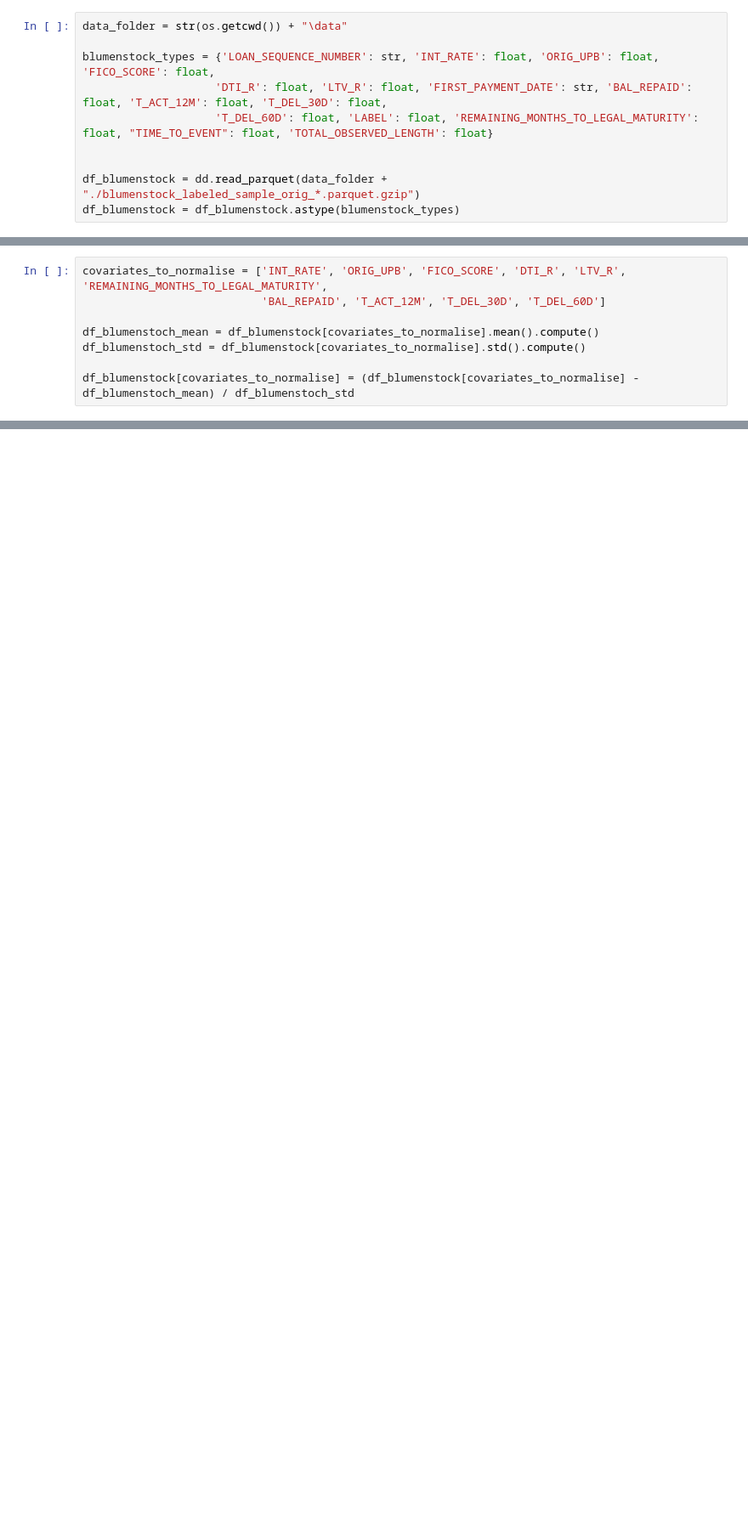
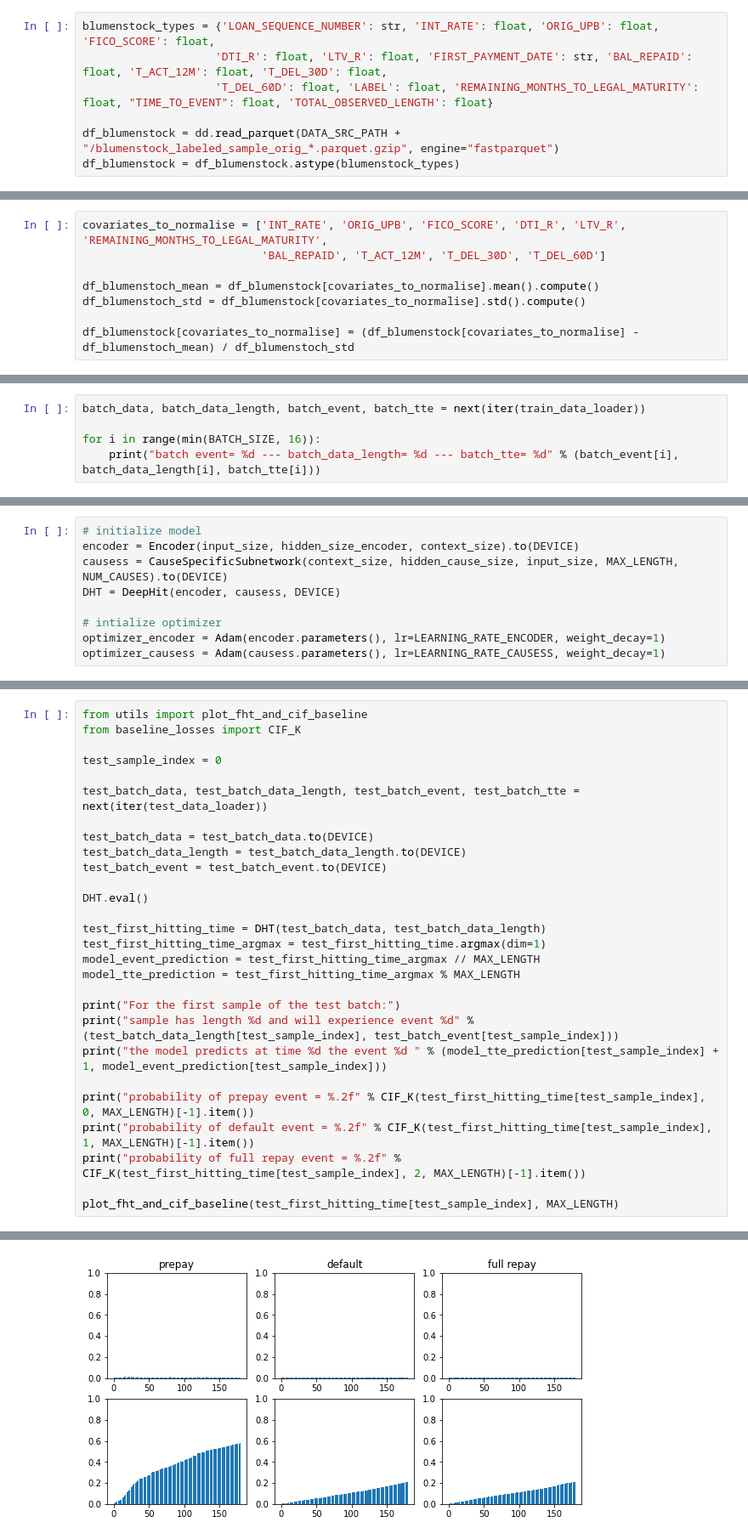
Before and after one commit to madkerpe/poc_ddht_pytorch, a Jupyter notebook: baseline_FREDDIEMAC.ipynb, the cells around one changed output, grey strips where cells are left out. Shown: that part at 85% size. Saved outputs shown, nothing was run; the diff lists cells and outputs as text; blank space fills up the shorter version.

```diff
--- a/baseline_FREDDIEMAC.ipynb
+++ b/baseline_FREDDIEMAC.ipynb
@@ -43,10 +54,7 @@ DEVICE = 'cuda'
 # %%
-data_folder = str(os.getcwd()) + "\data"
-
 blumenstock_types = {'LOAN_SEQUENCE_NUMBER': str, 'INT_RATE': float, 'ORIG_UPB': float, 'FICO_SCORE': float,
                     'DTI_R': float, 'LTV_R': float, 'FIRST_PAYMENT_DATE': str, 'BAL_REPAID': float, 'T_ACT_12M': float, 'T_DEL_30D': float,
                     'T_DEL_60D': float, 'LABEL': float, 'REMAINING_MONTHS_TO_LEGAL_MATURITY': float, "TIME_TO_EVENT": float, 'TOTAL_OBSERVED_LENGTH': float}
 
-
-df_blumenstock = dd.read_parquet(data_folder + "./blumenstock_labeled_sample_orig_*.parquet.gzip")
+df_blumenstock = dd.read_parquet(DATA_SRC_PATH + "/blumenstock_labeled_sample_orig_*.parquet.gzip", engine="fastparquet")
 df_blumenstock = df_blumenstock.astype(blumenstock_types)
@@ -298,0 +215,5 @@ plot_fht_and_cif_baseline(test_first_hitting_time[0], MAX_LENGTH)
+# %%
+batch_data, batch_data_length, batch_event, batch_tte = next(iter(train_data_loader))
+
+for i in range(min(BATCH_SIZE, 16)):
+    print("batch event= %d --- batch_data_length= %d --- batch_tte= %d" % (batch_event[i], batch_data_length[i], batch_tte[i]))
@@ -298,0 +271,9 @@ plot_fht_and_cif_baseline(test_first_hitting_time[0], MAX_LENGTH)
+# %%
+# initialize model
+encoder = Encoder(input_size, hidden_size_encoder, context_size).to(DEVICE)
+causess = CauseSpecificSubnetwork(context_size, hidden_cause_size, input_size, MAX_LENGTH, NUM_CAUSES).to(DEVICE)
+DHT = DeepHit(encoder, causess, DEVICE)
+
+# intialize optimizer
+optimizer_encoder = Adam(encoder.parameters(), lr=LEARNING_RATE_ENCODER, weight_decay=1)
+optimizer_causess = Adam(causess.parameters(), lr=LEARNING_RATE_CAUSESS, weight_decay=1)
@@ -298,0 +422,29 @@ plot_fht_and_cif_baseline(test_first_hitting_time[0], MAX_LENGTH)
+# %%
+from utils import plot_fht_and_cif_baseline
+from baseline_losses import CIF_K
+
+test_sample_index = 0
+
+test_batch_data, test_batch_data_length, test_batch_event, test_batch_tte = next(iter(test_data_loader))
+
+test_batch_data = test_batch_data.to(DEVICE)
+test_batch_data_length = test_batch_data_length.to(DEVICE)
+test_batch_event = test_batch_event.to(DEVICE)
+
+DHT.eval()
+
+test_first_hitting_time = DHT(test_batch_data, test_batch_data_length)
+test_first_hitting_time_argmax = test_first_hitting_time.argmax(dim=1)
+model_event_prediction = test_first_hitting_time_argmax // MAX_LENGTH
+model_tte_prediction = test_first_hitting_time_argmax % MAX_LENGTH
+
+print("For the first sample of the test batch:")
+print("sample has length %d and will experience event %d" % (test_batch_data_length[test_sample_index], test_batch_event[test_sample_index]))
+print("the model predicts at time %d the event %d " % (model_tte_prediction[test_sample_index] + 1, model_event_prediction[test_sample_index]))
+
+print("probability of prepay event = %.2f" % CIF_K(test_first_hitting_time[test_sample_index], 0, MAX_LENGTH)[-1].item())
+print("probability of default event = %.2f" % CIF_K(test_first_hitting_time[test_sample_index], 1, MAX_LENGTH)[-1].item())
+print("probability of full repay event = %.2f" % CIF_K(test_first_hitting_time[test_sample_index], 2, MAX_LENGTH)[-1].item())
+
+plot_fht_and_cif_baseline(test_first_hitting_time[test_sample_index], MAX_LENGTH)
+# %% [output]
@@ -298,0 +457 @@ plot_fht_and_cif_baseline(test_first_hitting_time[0], MAX_LENGTH)
+[figure, added]
```
Also changed, not shown: parts of 47 cells of this notebook, 1 other file.
